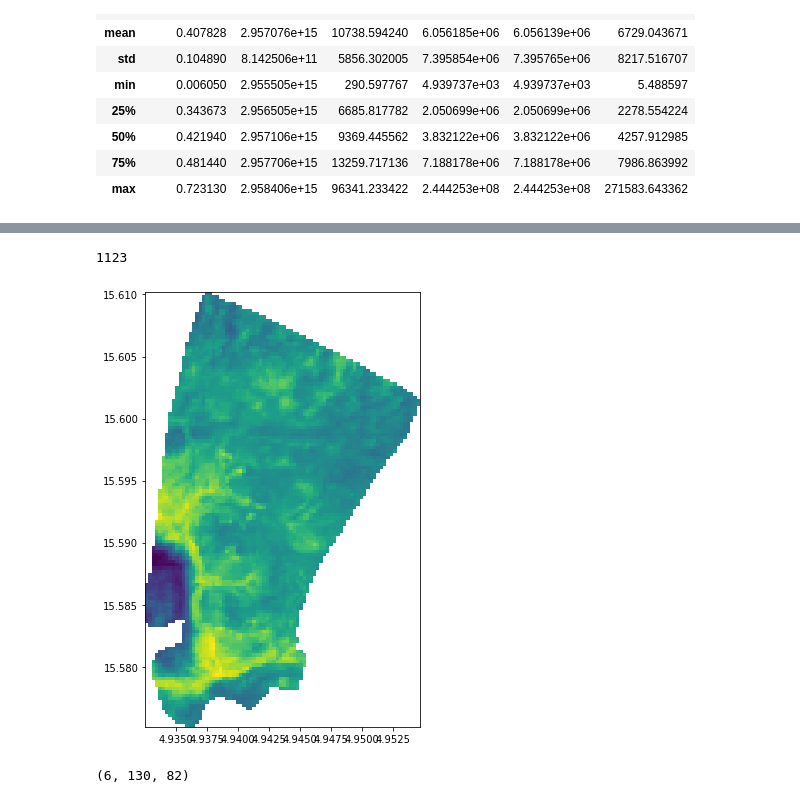
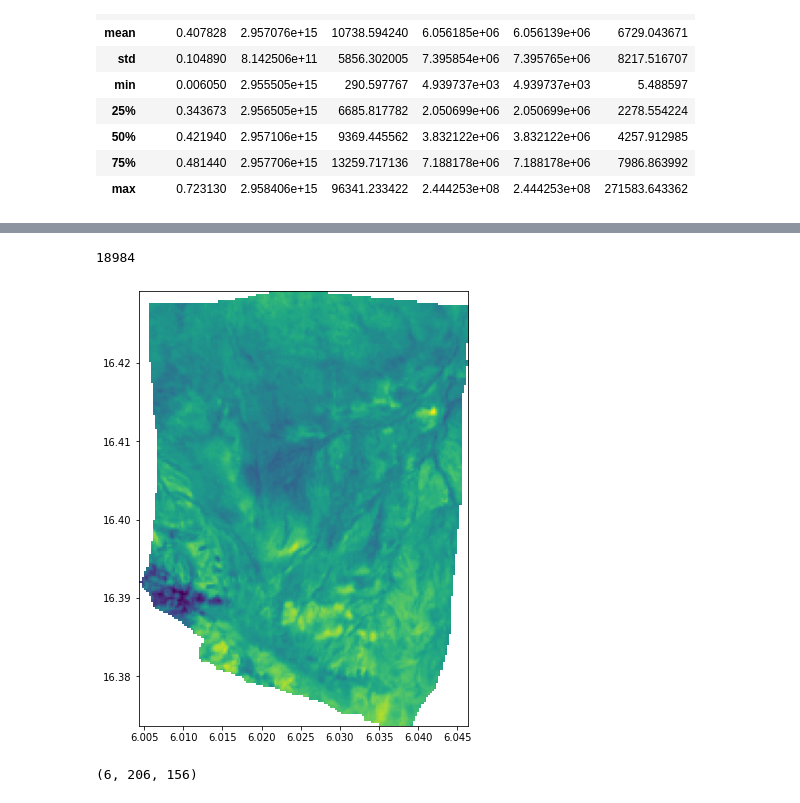
Before and after one commit to ishgirwan/gee, a Jupyter notebook: export_raster_data.ipynb, the cells around one changed output, grey strips where cells are left out. Drawn from its saved outputs; the diff is of its cells as text; code cells hidden in the pictures.

```diff
--- a/export_raster_data.ipynb
+++ b/export_raster_data.ipynb
@@ -200,22 +228,22 @@ for i in tqdm(gdf['unique code'].iloc[5123:8200]):
     #check_status(task_id)
 # %%
 import glob
-all_files = glob.glob('/content/drive/My Drive/Landsat1/*.tif')
+all_files = glob.glob('/content/drive/My Drive/Landsat/*.tif')
 len(all_files)
 # %% [output]
-1123
+18984
 # %%
 # visualizing the image - RGB bands need to be manually named using ColorInterp to view RGB image
 import matplotlib.pyplot as plt
 from rasterio.plot import show
 plt.figure(figsize=(10,8))
 # the file has been downloaded from drive to show here
-image = rasterio.open('/content/drive/My Drive/Landsat/2955605446598724.tif')
+image = rasterio.open('/content/drive/My Drive/Landsat/2958005587620880.tif')
 show(image, adjust='linear')
 plt.show()
 # %% [output]
-[figure, old version]
+[figure, new version]
 # %%
 image.read().shape
 # %% [output]
-(6, 130, 82)
+(6, 206, 156)
```
Also changed, not shown: parts of 6 cells of this notebook.
